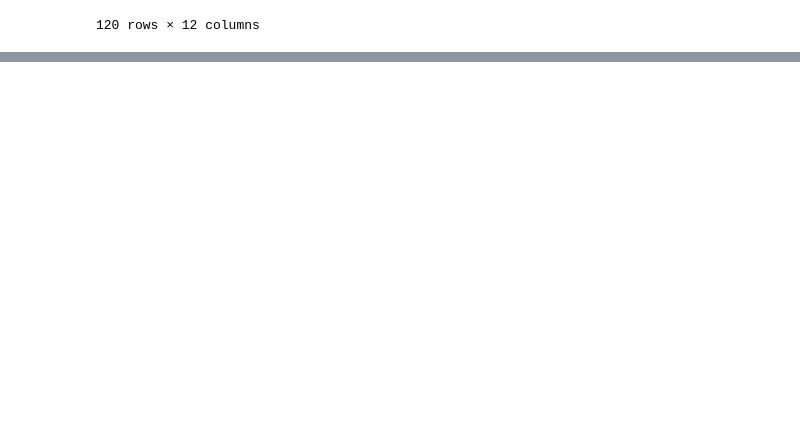
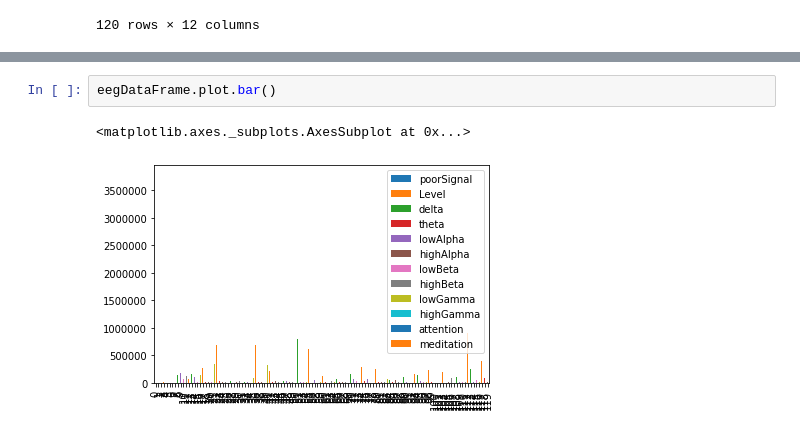
Before and after one commit to ChiragBellara/BrainKey, a Jupyter notebook: EEG Data Mining Module/Data Preprocessing.ipynb, the cells around one changed output, grey strips where cells are left out. Drawn from its saved outputs; the diff is of its cells as text; blank space fills up the shorter version.

```diff
--- a/EEG Data Mining Module/Data Preprocessing.ipynb
+++ b/EEG Data Mining Module/Data Preprocessing.ipynb
@@ -67,0 +180,5 @@ eegDataFrame
+# %%
+eegDataFrame.plot.bar()
+# %% [output]
+<matplotlib.axes._subplots.AxesSubplot at 0x...>
+[figure, added]
```
Also changed, not shown: parts of 10 cells of this notebook.
